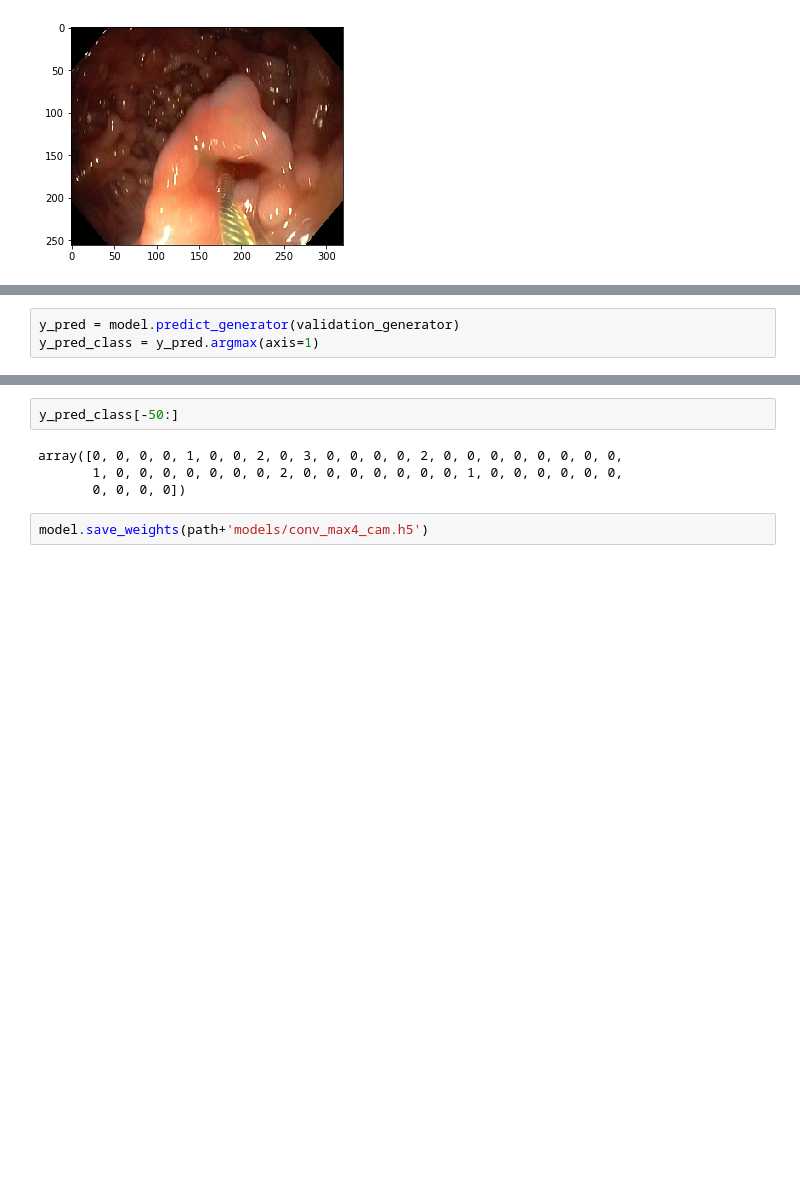
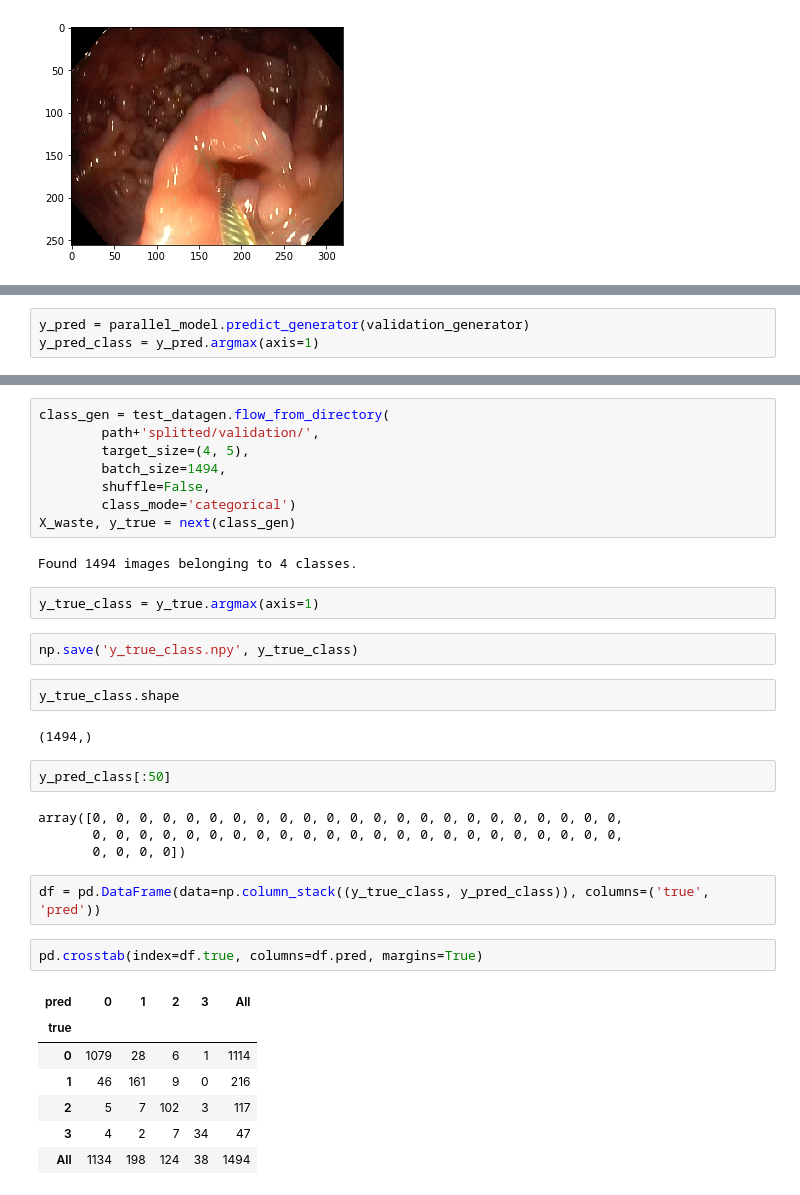
Before and after one commit to wenshuoliu/DLproj, a Jupyter notebook: UC_colonoscopy/scratch.ipynb, the cells around one changed output, grey strips where cells are left out. Drawn from its saved outputs; the diff is of its cells as text; blank space fills up the shorter version.

```diff
--- a/UC_colonoscopy/scratch.ipynb
+++ b/UC_colonoscopy/scratch.ipynb
@@ -132,5 +186,5 @@ Caused by op 'dense_3/kernel/Assign', defined at:
 # %%
-y_pred = model.predict_generator(validation_generator)
+y_pred = parallel_model.predict_generator(validation_generator)
 y_pred_class = y_pred.argmax(axis=1)
 # %%
 sum(y_pred_class == 0), sum(y_pred_class == 1),sum(y_pred_class == 2), sum(y_pred_class == 3)
@@ -139,8 +193,36 @@ sum(y_pred_class == 0), sum(y_pred_class == 1),sum(y_pred_class == 2), sum(y_pre
+# %%
+class_gen = test_datagen.flow_from_directory(
+        path+'splitted/validation/',
+        target_size=(4, 5),
+        batch_size=1494,
+        shuffle=False,
+        class_mode='categorical')
+X_waste, y_true = next(class_gen)
+# %% [output]
+Found 1494 images belonging to 4 classes.
+# %%
+y_true_class = y_true.argmax(axis=1)
+# %%
+np.save('y_true_class.npy', y_true_class)
+# %%
+y_true_class.shape
+# %% [output]
+(1494,)
 # %%
-y_pred_class[-50:]
+y_pred_class[:50]
 # %% [output]
-array([0, 0, 0, 0, 1, 0, 0, 2, 0, 3, 0, 0, 0, 0, 2, 0, 0, 0, 0, 0, 0, 0, 0,
-       1, 0, 0, 0, 0, 0, 0, 0, 2, 0, 0, 0, 0, 0, 0, 0, 1, 0, 0, 0, 0, 0, 0,
+array([0, 0, 0, 0, 0, 0, 0, 0, 0, 0, 0, 0, 0, 0, 0, 0, 0, 0, 0, 0, 0, 0, 0,
+       0, 0, 0, 0, 0, 0, 0, 0, 0, 0, 0, 0, 0, 0, 0, 0, 0, 0, 0, 0, 0, 0, 0,
        0, 0, 0, 0])
-# %%
-model.save_weights(path+'models/conv_max4_cam.h5')
+# %%
+df = pd.DataFrame(data=np.column_stack((y_true_class, y_pred_class)), columns=('true', 'pred'))
+# %%
+pd.crosstab(index=df.true, columns=df.pred, margins=True)
+# %% [output]
+| pred | 0 | 1 | 2 | 3 | All |
+| true |  |  |  |  |  |
+| 0 | 1079 | 28 | 6 | 1 | 1114 |
+| 1 | 46 | 161 | 9 | 0 | 216 |
+| 2 | 5 | 7 | 102 | 3 | 117 |
+| 3 | 4 | 2 | 7 | 34 | 47 |
+| All | 1134 | 198 | 124 | 38 | 1494 |
```
Also changed, not shown: parts of 21 cells of this notebook, 1 other file.
